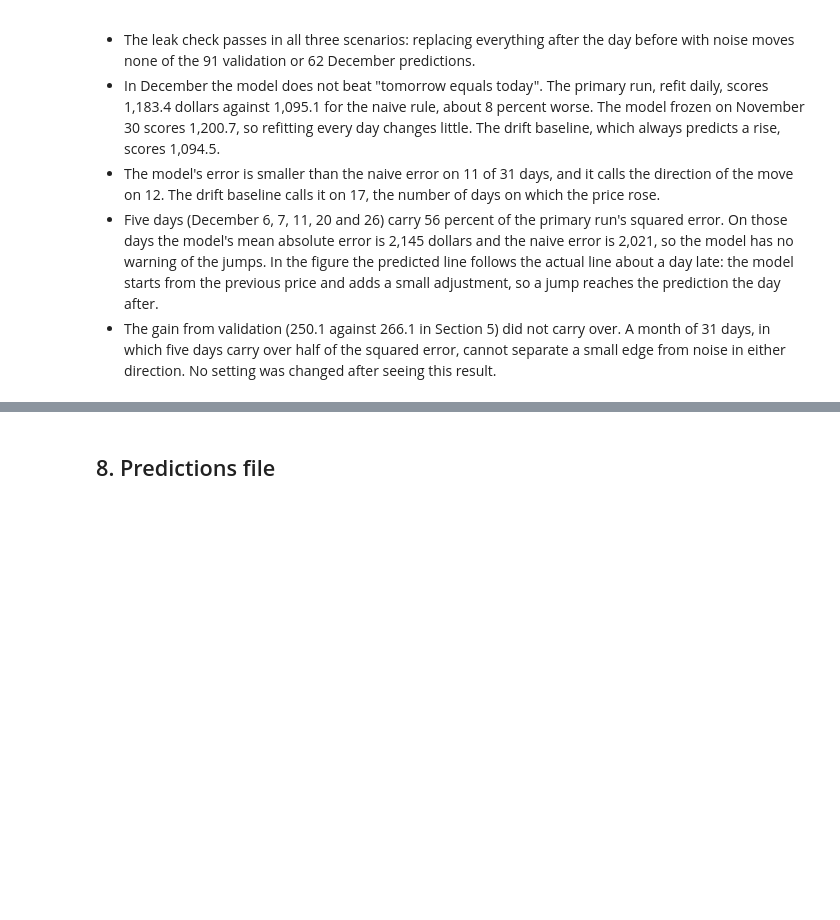
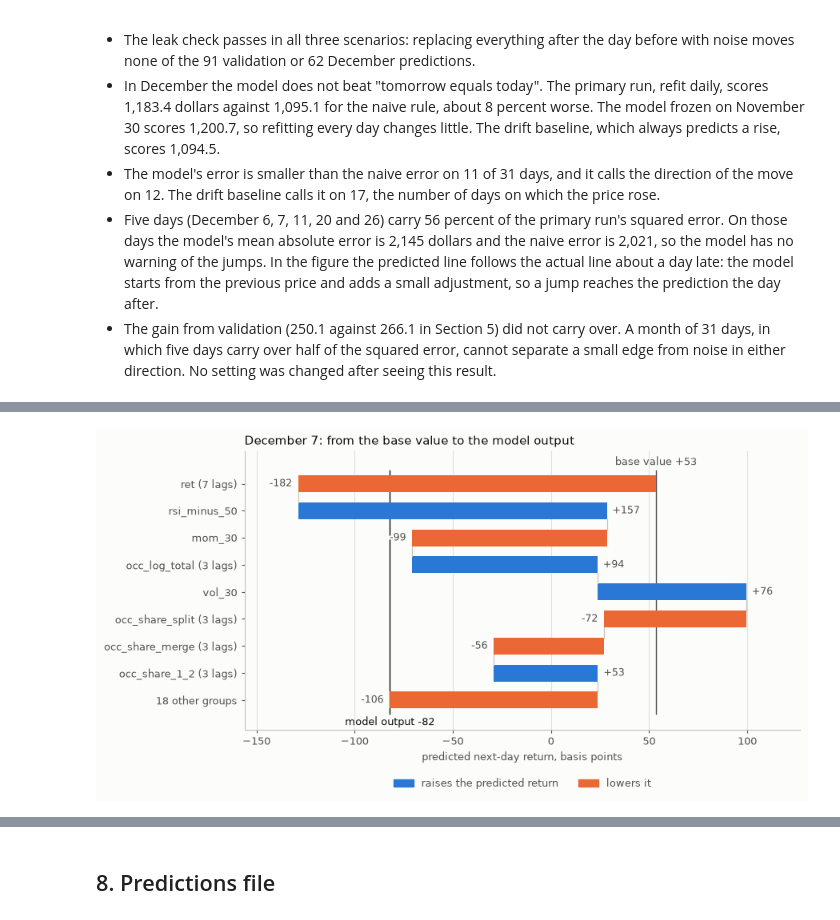
Before and after one commit to alexhubenthal/alexhubenthal-btc-chainlet-hw2, a Jupyter notebook: btc_chainlet_xai.ipynb, the cells around one changed output, grey strips where cells are left out. Cells and saved outputs as stored; diff of their text form; code cells hidden in the pictures; blank space fills up the shorter version.

```diff
--- a/btc_chainlet_xai.ipynb
+++ b/btc_chainlet_xai.ipynb
@@ -1330,0 +1638,27 @@ plt.show()
+# %%
+miss = (december_run["predicted"] - december_run["actual"]).abs()
+call = december_run["predicted_return"].abs()
+largest_miss = miss.idxmax()
+strongest_call = call.drop(largest_miss).idxmax()
+closest_hit = miss.drop([largest_miss, strongest_call]).idxmin()
+chosen = {"largest miss": largest_miss, "strongest call": strongest_call, "closest hit": closest_hit}
+
+
+def month_day(day):
+    return "December %d" % day.day
+
+
+overview = pd.DataFrame(
+    {
+        ("price, USD", "previous"): december_run["previous_price"],
+        ("price, USD", "actual"): december_run["actual"],
+        ("price, USD", "predicted"): december_run["predicted"],
+        ("price, USD", "error"): december_run["predicted"] - december_run["actual"],
+        ("return, basis points", "actual"): np.log(december_run["actual"] / december_run["previous_price"]) * BP,
+        ("return, basis points", "base value"): base_bp,
+        **{("return, basis points", family): by_family[family] for family in FAMILIES},
+        ("return, basis points", "model output"): output_bp,
+    }
+).loc[list(chosen.values())]
+overview.index = ["%s, %s" % (label, month_day(day)) for label, day in chosen.items()]
+overview.round(1)
@@ -1330,0 +1737,6 @@ plt.show()
+# %%
+waterfall(largest_miss)
+plt.show()
+top_features(largest_miss)
+# %% [output]
+[figure, added]
```
Also changed, not shown: parts of 18 cells of this notebook.
